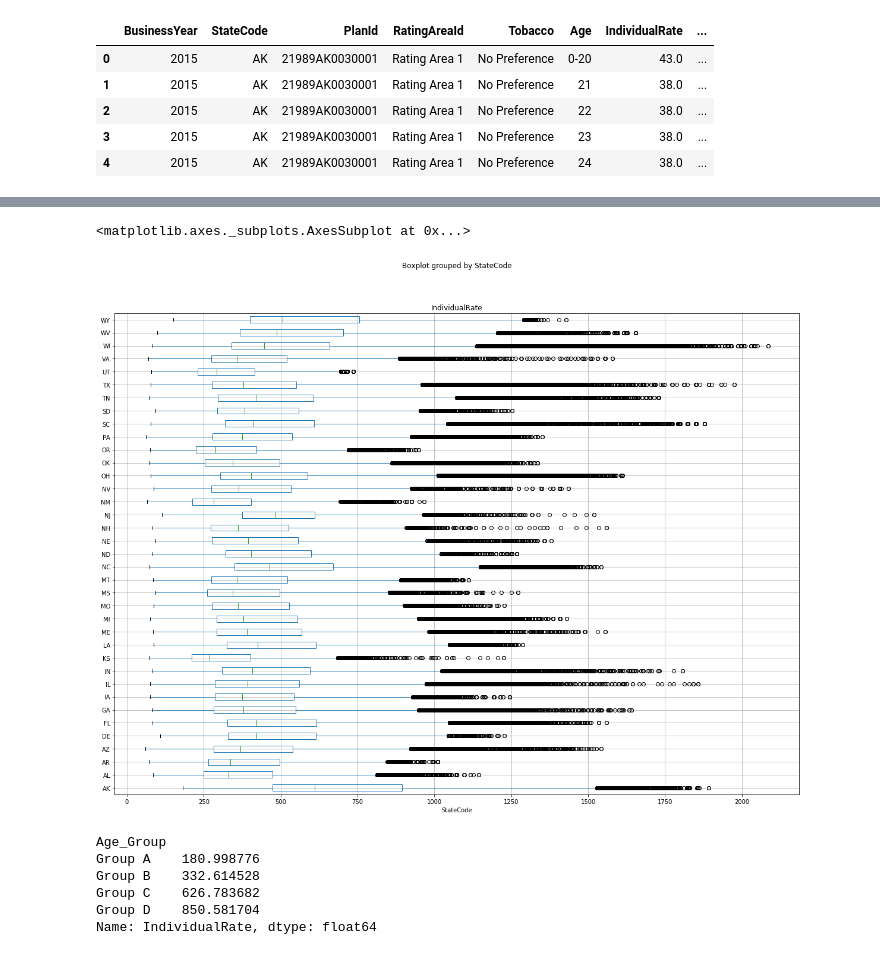
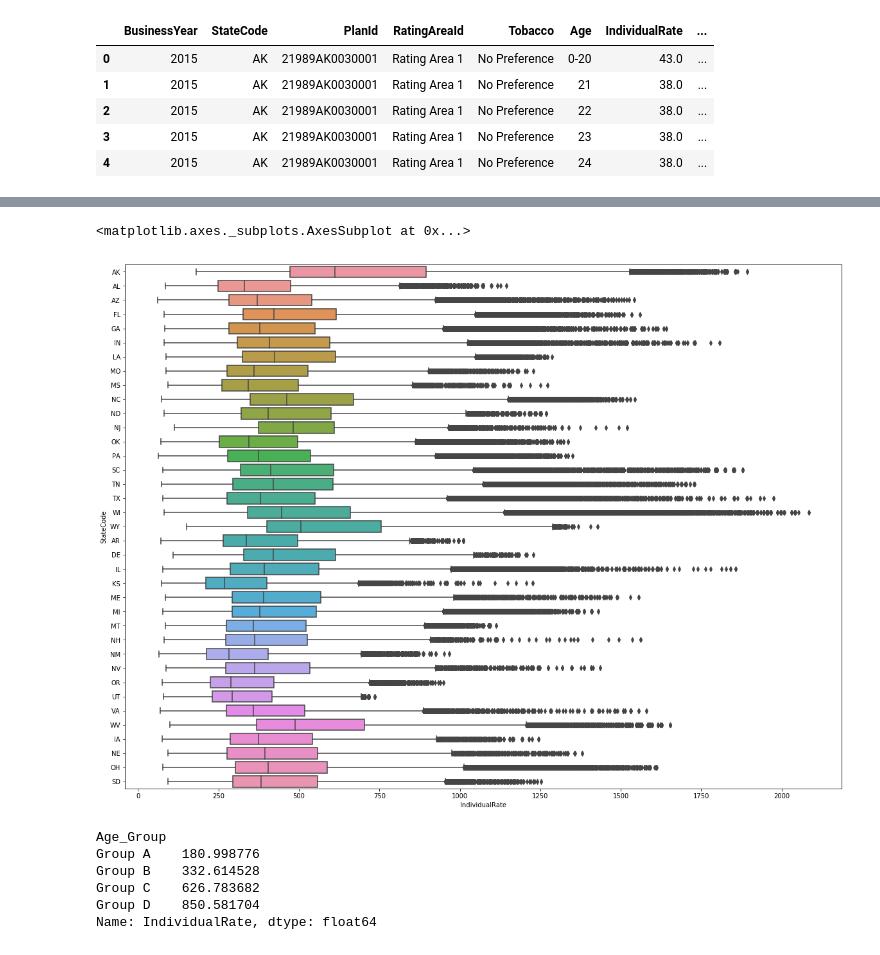
Before and after one commit to linmapitt/Springboard, a Jupyter notebook: CapStone_Project_1/Cap1_notebook.ipynb, the cells around one changed output, grey strips where cells are left out. Cells and saved outputs as stored; diff of their text form; code cells hidden in the pictures.

```diff
--- a/CapStone_Project_1/Cap1_notebook.ipynb
+++ b/CapStone_Project_1/Cap1_notebook.ipynb
@@ -302,10 +313,10 @@ WY    592.305405
 Name: IndividualRate, dtype: float64
 # %%
 #Draw the BoxPlot for IndividualRate grouped by StateCode
-df_final_medonly.boxplot(column='IndividualRate',by='StateCode', vert=False)
+sns.boxplot(x='IndividualRate',y='StateCode', data=df_final_medonly)
 # %% [output]
 <matplotlib.axes._subplots.AxesSubplot at 0x...>
-[figure, old version]
+[figure, new version]
 # %%
 #Print mean IndividualRate for each Age_Group.
 df_final_medonly.groupby('Age_Group')['IndividualRate'].mean()
```
Also changed, not shown: parts of 8 cells of this notebook.
